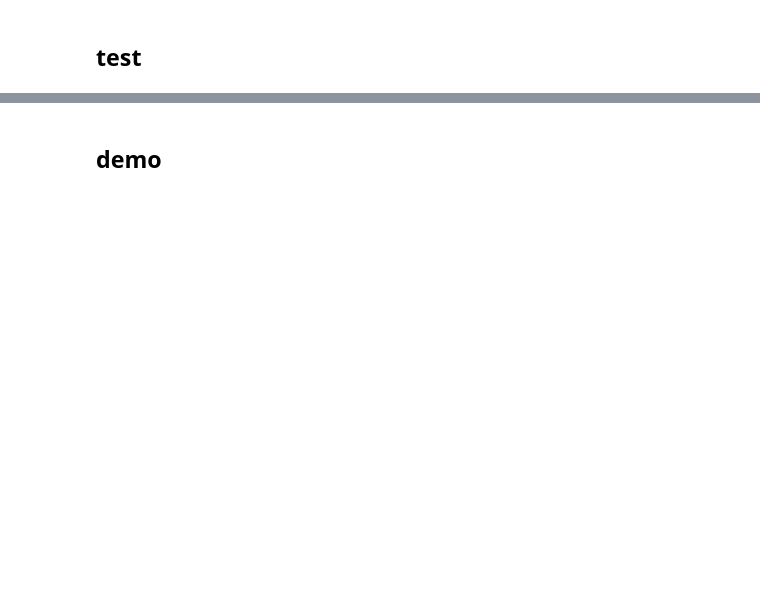
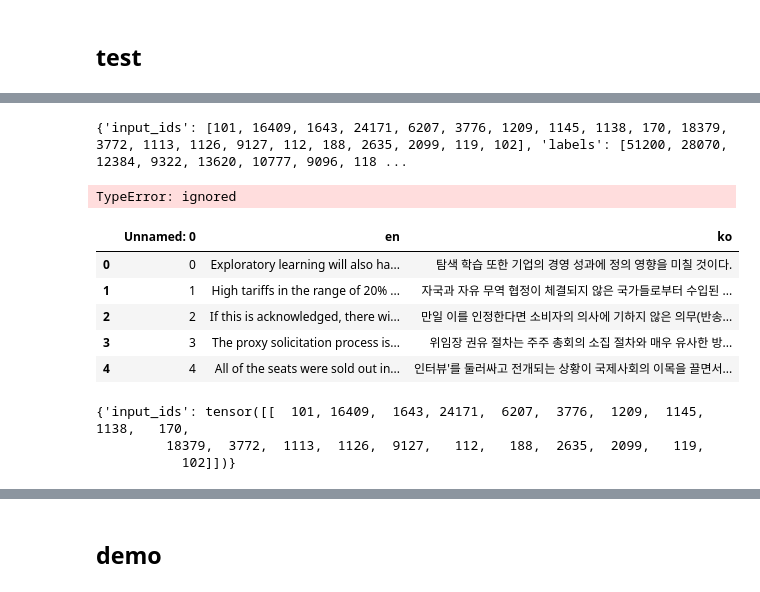
Before and after one commit to gus8054/NLP_Project_3, a Jupyter notebook: train.ipynb, the cells around one changed output, grey strips where cells are left out. Cells and saved outputs as stored; diff of their text form; code cells hidden in the pictures; blank space fills up the shorter version.

```diff
--- a/train.ipynb
+++ b/train.ipynb
@@ -254,0 +557,25 @@ NameError: name 'pd' is not defined
+# %%
+test_dataset[0]
+# %% [output]
+{'input_ids': [101, 16409, 1643, 24171, 6207, 3776, 1209, 1145, 1138, 170, 18379, 3772, 1113, 1126, 9127, 112, 188, 2635, 2099, 119, 102], 'labels': [51200, 28070, 12384, 9322, 13620, 10777, 9096, 118 ...
+# %%
+test_dataset
+# %% [output]
+TypeError: ignored
+# %%
+test_dataset = pd.read_csv('data/기술과학_valid_en-ko.csv')
+# %%
+test_dataset.head()
+# %% [output]
+|  | Unnamed: 0 | en | ko |
+| 0 | 0 | Exploratory learning will also ha... | 탐색 학습 또한 기업의 경영 성과에 정의 영향을 미칠 것이다. |
+| 1 | 1 | High tariffs in the range of 20% ... | 자국과 자유 무역 협정이 체결되지 않은 국가들로부터 수입된 ... |
+| 2 | 2 | If this is acknowledged, there wi... | 만일 이를 인정한다면 소비자의 의사에 기하지 않은 의무(반송... |
+| 3 | 3 | The proxy solicitation process is... | 위임장 권유 절차는 주주 총회의 소집 절차와 매우 유사한 방... |
+| 4 | 4 | All of the seats were sold out in... | 인터뷰'를 둘러싸고 전개되는 상황이 국제사회의 이목을 끌면서... |
+# %%
+src_tokenizer(test_dataset['en'][0], return_attention_mask=False, return_token_type_ids=False, return_tensors='pt')
+# %% [output]
+{'input_ids': tensor([[  101, 16409,  1643, 24171,  6207,  3776,  1209,  1145,  1138,   170,
+         18379,  3772,  1113,  1126,  9127,   112,   188,  2635,  2099,   119,
+           102]])}
```
Also changed, not shown: parts of 41 cells of this notebook.
